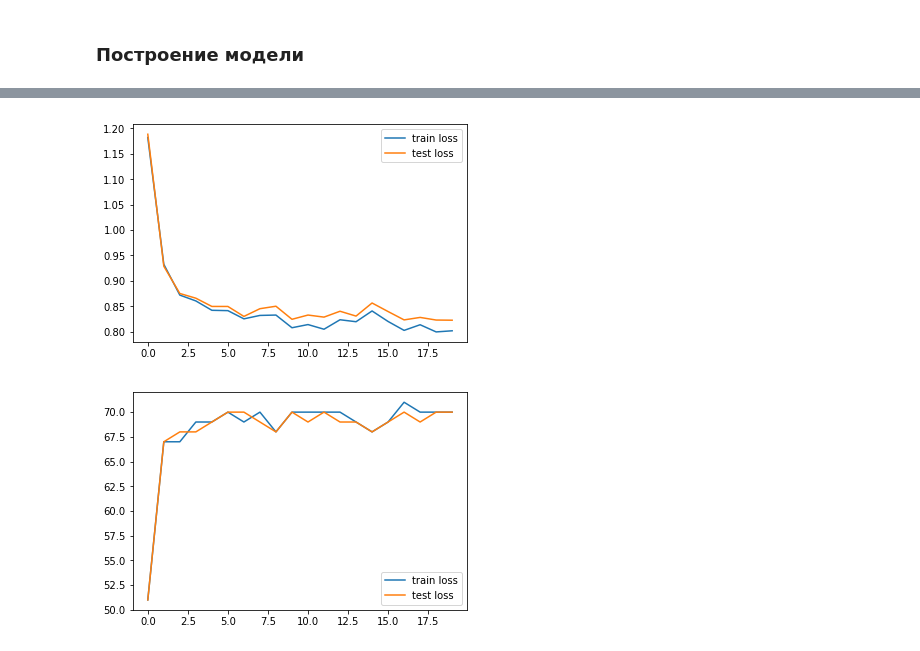
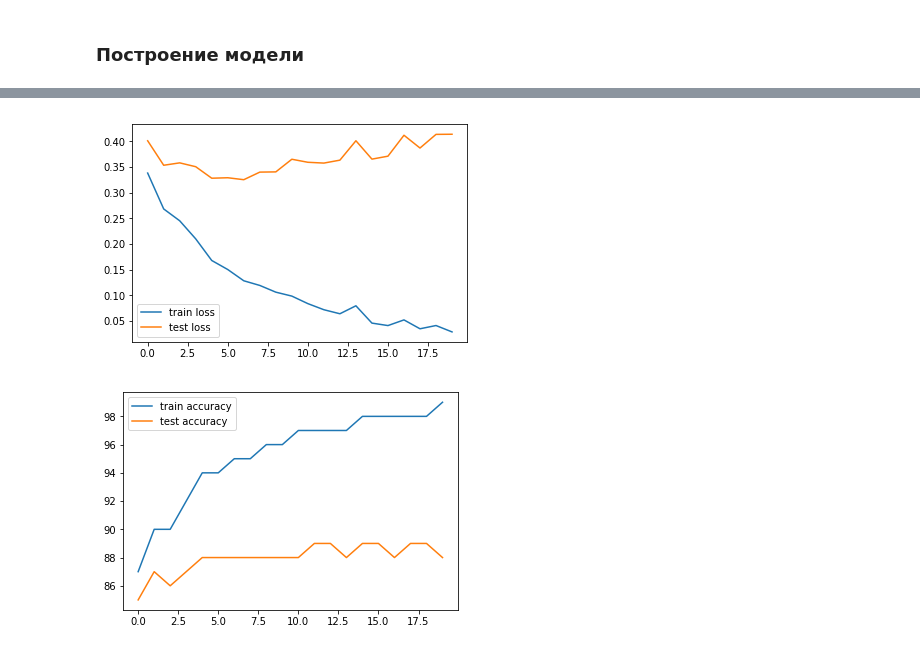
Before and after one commit to golovenkov/ml_otus, a Jupyter notebook: month1/hw_3_fashionmnist_mlp.ipynb, the cells around one changed output, grey strips where cells are left out. Drawn from its saved outputs; the diff is of its cells as text; code cells hidden in the pictures.

```diff
--- a/month1/hw_3_fashionmnist_mlp.ipynb
+++ b/month1/hw_3_fashionmnist_mlp.ipynb
@@ -68,21 +68,22 @@ train_loader.dataset.train_data.float().mean()/255, train_loader.dataset.train_d
 class Net(nn.Module):
     def __init__(self, log_softmax=False):
         super(Net, self).__init__()
-        self.fc1 = nn.Linear(28*28, 2)
-        self.bn1 = nn.BatchNorm1d(2)
+        self.fc1 = nn.Linear(28*28, 2000)
+        self.bn1 = nn.BatchNorm1d(2000)
 
-        self.fc2 = nn.Linear(2, 2)
-        self.bn2 = nn.BatchNorm1d(2)
+        self.fc2 = nn.Linear(2000, 2000)
+        self.bn2 = nn.BatchNorm1d(2000)
 
-        self.fc3 = nn.Linear(2, 2)
-        self.bn3 = nn.BatchNorm1d(2)
+        self.fc3 = nn.Linear(2000, 2000)
+        self.bn3 = nn.BatchNorm1d(2000)
 
-        self.fc4 = nn.Linear(2, 10)
+        self.fc4 = nn.Linear(2000, 10)
         self.log_softmax = log_softmax
-        self.optim = optim.SGD(self.parameters(), lr=0.1)
+        self.optim = optim.SGD(self.parameters(), lr=0.01)
 
     def forward(self, x):
         x = x.view(-1, 28*28)
+        x = x.type(torch.cuda.FloatTensor)
 
         x = F.relu(self.bn1(self.fc1(x)))
         x = F.relu(self.bn2(self.fc2(x)))
@@ -102,6 +103,7 @@ class Net(nn.Module):
 def train(epoch, models):
     for batch_idx, (data, target) in enumerate(train_loader):
         data, target = Variable(data), Variable(target)
+        target = target.type(torch.cuda.LongTensor)   #перевод в куду
         for model in models:
             model.optim.zero_grad()
             output = model(data)
@@ -109,28 +111,32 @@ def train(epoch, models):
             loss.backward()
             model.optim.step()
 
-        if batch_idx % 200 == 0:
-            line = 'Train Epoch: {} [{}/{} ({:.0f}%)]\tLosses '.format(
-                epoch, batch_idx * len(data), len(train_loader.dataset),
-                100. * batch_idx / len(train_loader))
-            losses = ' '.join(['{}: {:.6f}'.format(i, m._loss.item()) for i, m in enumerate(models)])
-            print(line + losses)
+#         if batch_idx % 200 == 0:
+#             line = 'Train Epoch: {} [{}/{} ({:.0f}%)]\tLosses '.format(
+#                 epoch, batch_idx * len(data), len(train_loader.dataset),
+#                 100. * batch_idx / len(train_loader))
+#             losses = ' '.join(['{}: {:.6f}'.format(i, m._loss.item()) for i, m in enumerate(models)])
+#             print(line + losses)
 
     # calculate losses and accuracies for all models
     train_loss = [0]*len(models)
     correct = [0]*len(models)
     with torch.no_grad():
         for data, target in train_loader:
+            target = target.type(torch.cuda.LongTensor)   #перевод в куду
             output = [m(data) for m in models]
             for i, m in enumerate(models):
                 train_loss[i] += m.loss(output[i], target, size_average=False).item() # sum up batch loss
                 pred = output[i].data.max(1, keepdim=True)[1] # get the index of the max log-probability
-                correct[i] += pred.eq(target.data.view_as(pred)).cpu().sum()
+                correct[i] += pred.eq(target.data.view_as(pred)).sum()
     for i in range(len(models)):
         train_loss[i] /= len(train_loader.dataset)
     accuracies = [100. * c / len(train_loader.dataset) for c in correct]
     losses_ = [train_loss[i] for i in range(len(models))]
 
+    lines = '\n'.join(["{}: Loss: {:.4f} Accuracy: {}%".format(i, losses_[i], accuracies[i].data) for i in range(len(models))])
+    print("Epoch {} Train:\n".format(epoch) + lines)
+
     return losses_, accuracies
 # %%
 avg_lambda = lambda l: 'Loss: {:.4f}'.format(l)
@@ -142,17 +148,18 @@ def test(models):
     correct = [0]*len(models)
     with torch.no_grad():
         for data, target in test_loader:
+            target = target.type(torch.cuda.LongTensor)   #перевод в куду
             output = [m(data) for m in models]
             for i, m in enumerate(models):
                 test_loss[i] += m.loss(output[i], target, size_average=False).item() # sum up batch loss
                 pred = output[i].data.max(1, keepdim=True)[1] # get the index of the max log-probability
-                correct[i] += pred.eq(target.data.view_as(pred)).cpu().sum()
+                correct[i] += pred.eq(target.data.view_as(pred)).sum()
 
     for i in range(len(models)):
         test_loss[i] /= len(test_loader.dataset)
     correct_pct = [100. * c / len(test_loader.dataset) for c in correct]
     lines = '\n'.join([line(i, test_loss[i], correct[i], correct_pct[i]) for i in range(len(models))]) + '\n'
-    report = 'Test set:\n' + lines
+    report = 'Test:\n' + lines + "-------------"
 
     print(report)
     return test_loss, correct_pct
@@ -199,11 +207,11 @@ ax.plot(range(len(np.squeeze(train_losses))), np.squeeze(train_losses), label='t
 ax.plot(range(len(np.squeeze(test_losses))), np.squeeze(test_losses), label='test loss')
 leg = ax.legend();
 # %% [output]
-[figure, old version]
+[figure, new version]
 # %%
 fig, ax = plt.subplots()
-ax.plot(range(len(np.squeeze(train_accuracies))), np.squeeze(train_accuracies), label='train loss')
-ax.plot(range(len(np.squeeze(test_accuracies))), np.squeeze(test_accuracies), label='test loss')
+ax.plot(range(len(np.squeeze(train_accuracies))), np.squeeze(train_accuracies), label='train accuracy')
+ax.plot(range(len(np.squeeze(test_accuracies))), np.squeeze(test_accuracies), label='test accuracy')
 leg = ax.legend();
 # %% [output]
-[figure, old version]
+[figure, new version]
```
Also changed, not shown: parts of 1 cell of this notebook.
